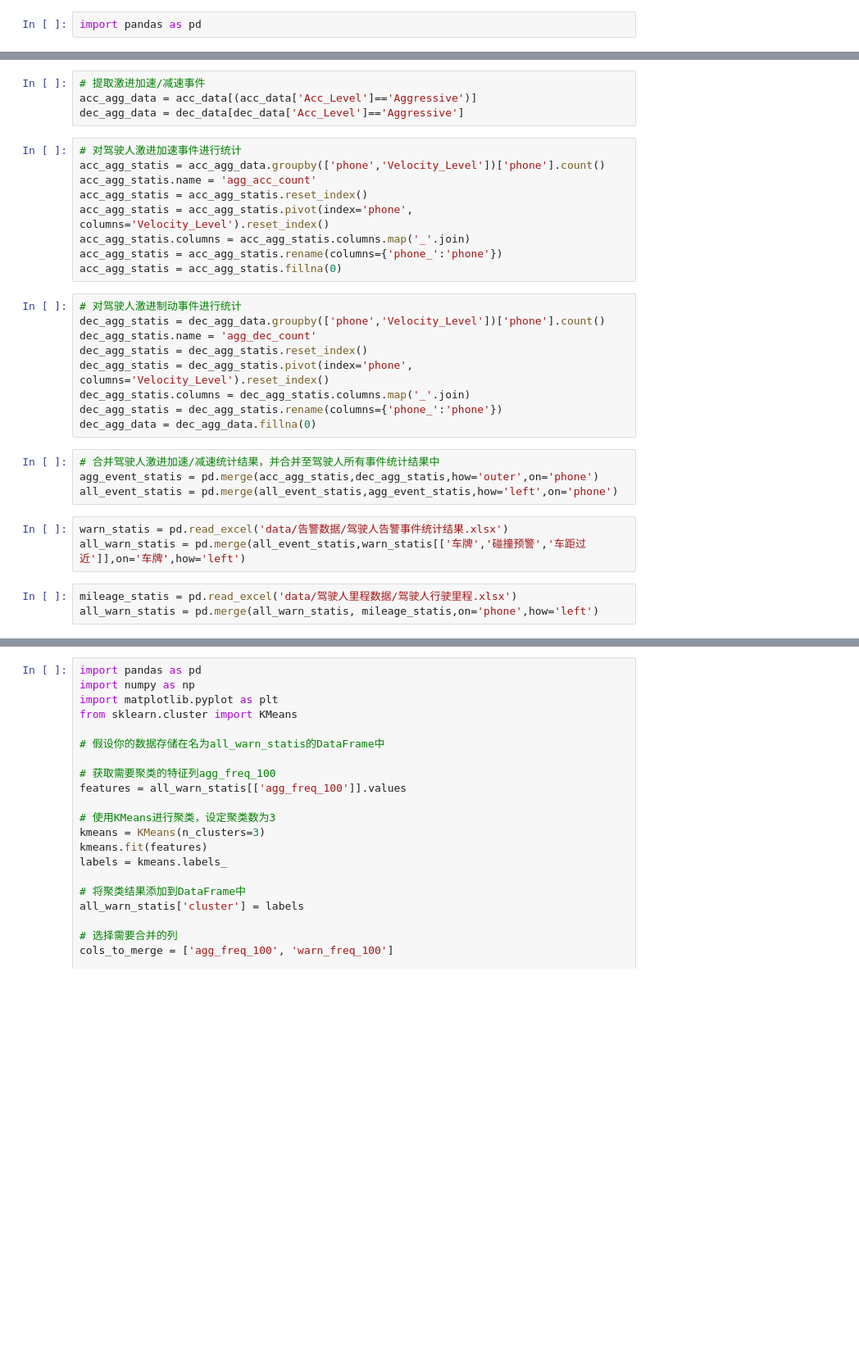
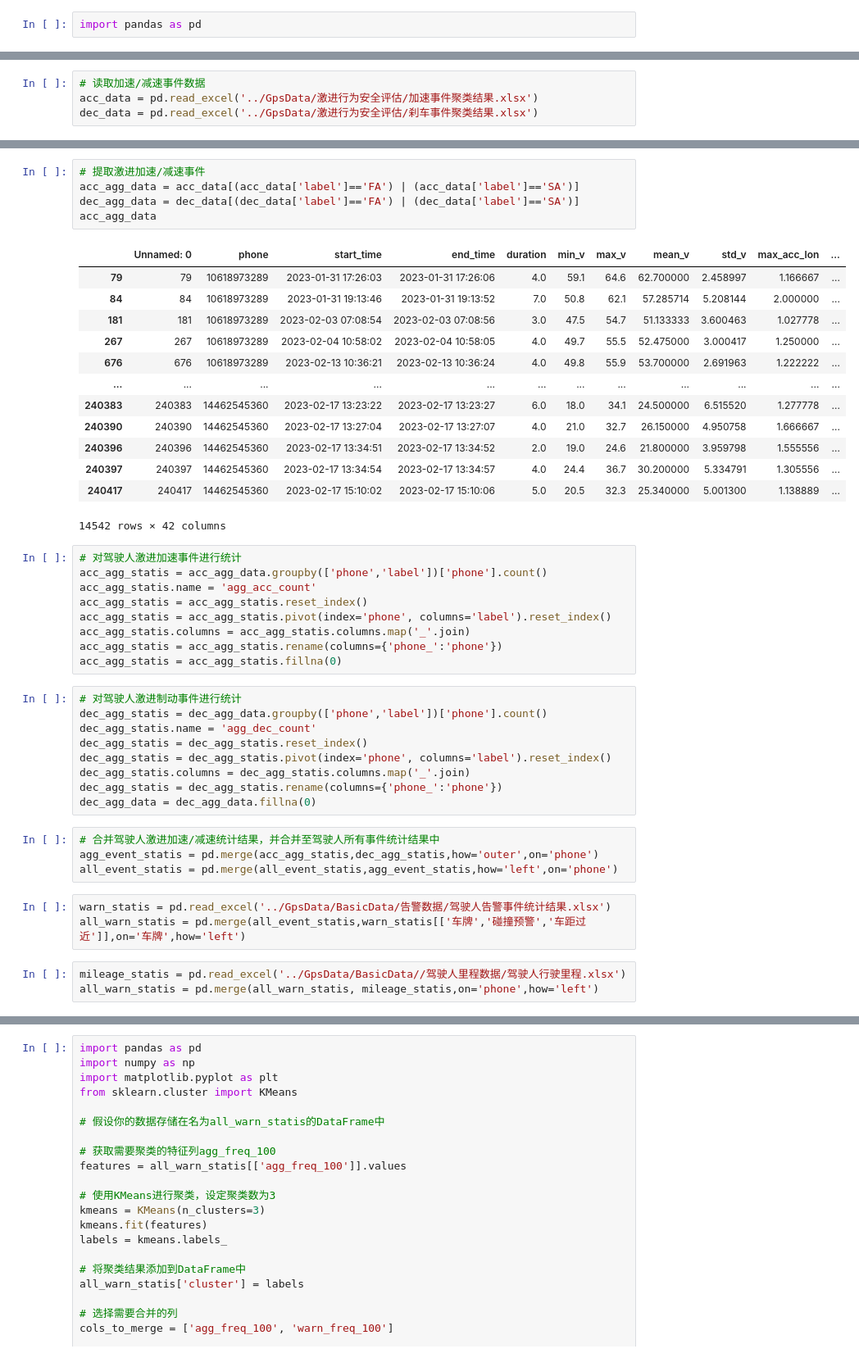
Before and after one commit to ZhangJianhua0728/GpsDataProcess, a Jupyter notebook: Main_激进加减速度事件统计.ipynb, the cells around one changed output, grey strips where cells are left out. Shown at 82% size. Cells and saved outputs as stored; diff of their text form; blank space fills up the shorter version.

```diff
--- a/Main_激进加减速度事件统计.ipynb
+++ b/Main_激进加减速度事件统计.ipynb
@@ -7,2 +3,6 @@ dec_data = pd.read_csv('./事件聚类/减速事件_dec指标_聚类结果.csv')
+# %%
+# 读取加速/减速事件数据
+acc_data = pd.read_excel('../GpsData/激进行为安全评估/加速事件聚类结果.xlsx')
+dec_data = pd.read_excel('../GpsData/激进行为安全评估/刹车事件聚类结果.xlsx')
 # %%
 # 提取驾驶人加速事件统计结果
@@ -28,22 +75,37 @@ all_event_statis = pd.merge(all_event_statis,car_no,how='left', left_on='phone',
 # %%
 # 提取激进加速/减速事件
-acc_agg_data = acc_data[(acc_data['Acc_Level']=='Aggressive')]
-dec_agg_data = dec_data[dec_data['Acc_Level']=='Aggressive']
+acc_agg_data = acc_data[(acc_data['label']=='FA') | (acc_data['label']=='SA')]
+dec_agg_data = dec_data[(dec_data['label']=='FA') | (dec_data['label']=='SA')]
+acc_agg_data
+# %% [output]
+|  | Unnamed: 0 | phone | start_time | end_time | duration | min_v | max_v | mean_v | std_v | max_acc_lon | ... |
+| 79 | 79 | 10618973289 | 2023-01-31 17:26:03 | 2023-01-31 17:26:06 | 4.0 | 59.1 | 64.6 | 62.700000 | 2.458997 | 1.166667 | ... |
+| 84 | 84 | 10618973289 | 2023-01-31 19:13:46 | 2023-01-31 19:13:52 | 7.0 | 50.8 | 62.1 | 57.285714 | 5.208144 | 2.000000 | ... |
+| 181 | 181 | 10618973289 | 2023-02-03 07:08:54 | 2023-02-03 07:08:56 | 3.0 | 47.5 | 54.7 | 51.133333 | 3.600463 | 1.027778 | ... |
+| 267 | 267 | 10618973289 | 2023-02-04 10:58:02 | 2023-02-04 10:58:05 | 4.0 | 49.7 | 55.5 | 52.475000 | 3.000417 | 1.250000 | ... |
+| 676 | 676 | 10618973289 | 2023-02-13 10:36:21 | 2023-02-13 10:36:24 | 4.0 | 49.8 | 55.9 | 53.700000 | 2.691963 | 1.222222 | ... |
+| ... | ... | ... | ... | ... | ... | ... | ... | ... | ... | ... | ... |
+| 240383 | 240383 | 14462545360 | 2023-02-17 13:23:22 | 2023-02-17 13:23:27 | 6.0 | 18.0 | 34.1 | 24.500000 | 6.515520 | 1.277778 | ... |
+| 240390 | 240390 | 14462545360 | 2023-02-17 13:27:04 | 2023-02-17 13:27:07 | 4.0 | 21.0 | 32.7 | 26.150000 | 4.950758 | 1.666667 | ... |
+| 240396 | 240396 | 14462545360 | 2023-02-17 13:34:51 | 2023-02-17 13:34:52 | 2.0 | 19.0 | 24.6 | 21.800000 | 3.959798 | 1.555556 | ... |
+| 240397 | 240397 | 14462545360 | 2023-02-17 13:34:54 | 2023-02-17 13:34:57 | 4.0 | 24.4 | 36.7 | 30.200000 | 5.334791 | 1.305556 | ... |
+| 240417 | 240417 | 14462545360 | 2023-02-17 15:10:02 | 2023-02-17 15:10:06 | 5.0 | 20.5 | 32.3 | 25.340000 | 5.001300 | 1.138889 | ... |
+14542 rows × 42 columns
 # %%
 # 对驾驶人激进加速事件进行统计
-acc_agg_statis = acc_agg_data.groupby(['phone','Velocity_Level'])['phone'].count()
+acc_agg_statis = acc_agg_data.groupby(['phone','label'])['phone'].count()
 acc_agg_statis.name = 'agg_acc_count'
 acc_agg_statis = acc_agg_statis.reset_index()
-acc_agg_statis = acc_agg_statis.pivot(index='phone', columns='Velocity_Level').reset_index()
+acc_agg_statis = acc_agg_statis.pivot(index='phone', columns='label').reset_index()
 acc_agg_statis.columns = acc_agg_statis.columns.map('_'.join)
 acc_agg_statis = acc_agg_statis.rename(columns={'phone_':'phone'})
 acc_agg_statis = acc_agg_statis.fillna(0)
 # %%
 # 对驾驶人激进制动事件进行统计
-dec_agg_statis = dec_agg_data.groupby(['phone','Velocity_Level'])['phone'].count()
+dec_agg_statis = dec_agg_data.groupby(['phone','label'])['phone'].count()
 dec_agg_statis.name = 'agg_dec_count'
 dec_agg_statis = dec_agg_statis.reset_index()
-dec_agg_statis = dec_agg_statis.pivot(index='phone', columns='Velocity_Level').reset_index()
+dec_agg_statis = dec_agg_statis.pivot(index='phone', columns='label').reset_index()
 dec_agg_statis.columns = dec_agg_statis.columns.map('_'.join)
 dec_agg_statis = dec_agg_statis.rename(columns={'phone_':'phone'})
 dec_agg_data = dec_agg_data.fillna(0)
@@ -52,8 +114,8 @@ dec_agg_data = dec_agg_data.fillna(0)
 agg_event_statis = pd.merge(acc_agg_statis,dec_agg_statis,how='outer',on='phone')
 all_event_statis = pd.merge(all_event_statis,agg_event_statis,how='left',on='phone')
 # %%
-warn_statis = pd.read_excel('data/告警数据/驾驶人告警事件统计结果.xlsx')
+warn_statis = pd.read_excel('../GpsData/BasicData/告警数据/驾驶人告警事件统计结果.xlsx')
 all_warn_statis = pd.merge(all_event_statis,warn_statis[['车牌','碰撞预警','车距过近']],on='车牌',how='left')
 # %%
-mileage_statis = pd.read_excel('data/驾驶人里程数据/驾驶人行驶里程.xlsx')
+mileage_statis = pd.read_excel('../GpsData/BasicData//驾驶人里程数据/驾驶人行驶里程.xlsx')
 all_warn_statis = pd.merge(all_warn_statis, mileage_statis,on='phone',how='left')
```
Also changed, not shown: parts of 12 cells of this notebook, 2 other files.
